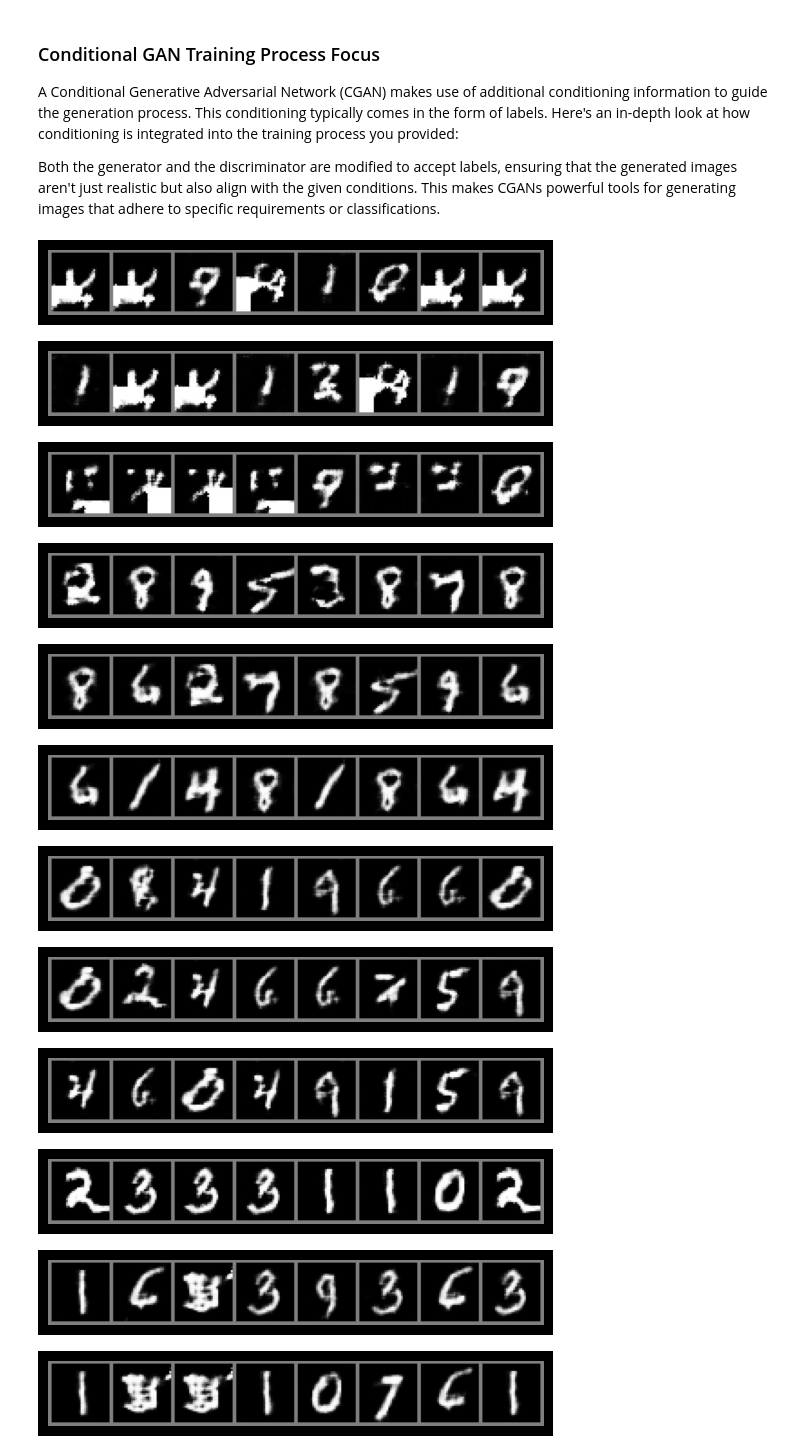
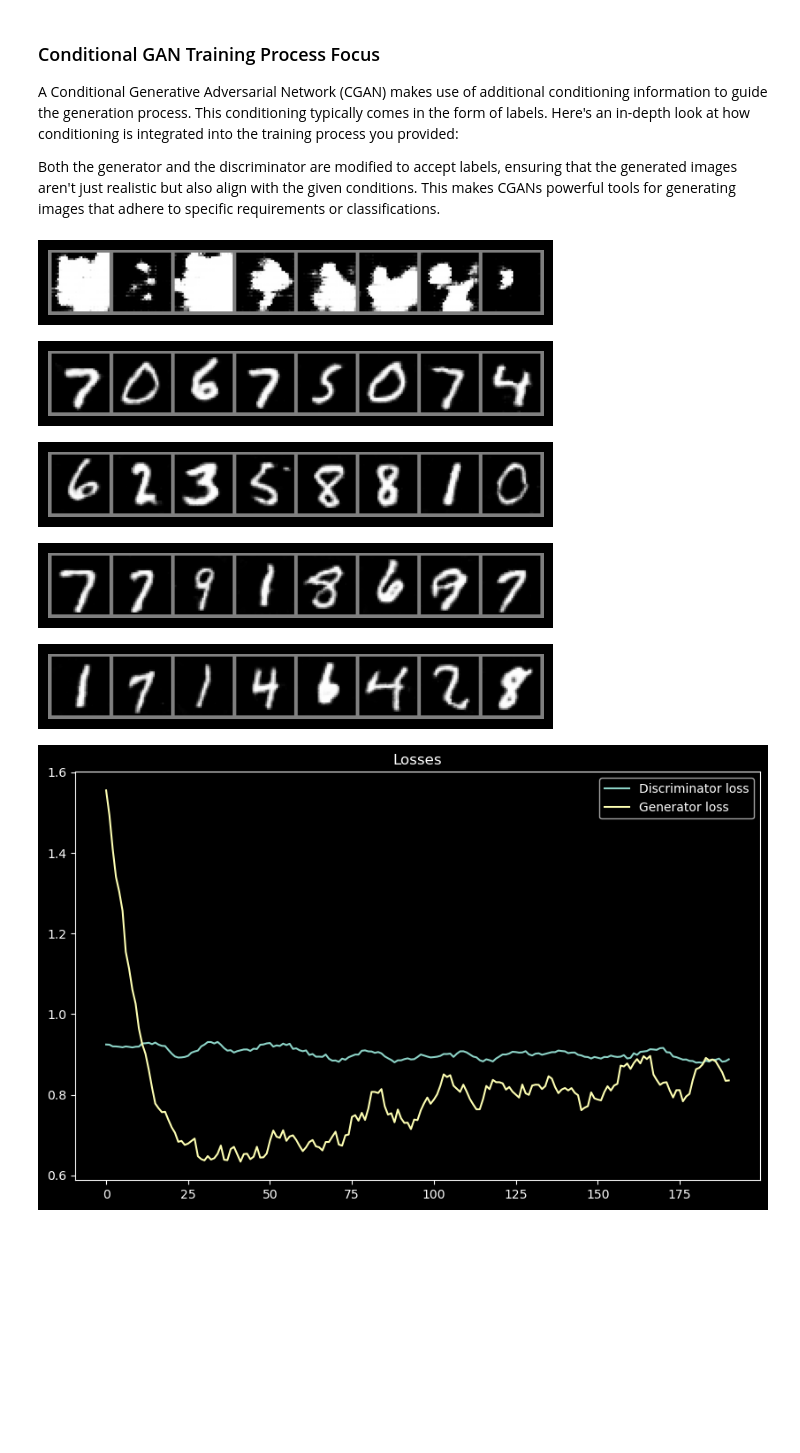
Before and after one commit to BRJoaquin/GAN, a Jupyter notebook: GAN.ipynb, the cells around one changed output. Drawn from its saved outputs; the diff is of its cells as text; code cells hidden in the pictures; blank space fills up the shorter version.

```diff
--- a/GAN.ipynb
+++ b/GAN.ipynb
@@ -1111,7 +1183,9 @@ The `ConditionalGenerator` model, like its discriminator counterpart, has been d
 By introducing label conditioning into the `ConditionalGenerator`, the generated images can better adhere to specific classes or characteristics defined by the labels, enabling a more targeted and controlled generation process.
 # %%
 class ConditionalGenerator(nn.Module):
-    def __init__(self, noise_size, out_channels, img_size, num_classes):
+    def __init__(
+        self, noise_size, out_channels, img_size, num_classes, embedding_size=10
+    ):
         super(ConditionalGenerator, self).__init__()
 
         # Calculate dimensions to back out to the image size
@@ -1119,11 +1193,11 @@ class ConditionalGenerator(nn.Module):
         self.init_width = img_size // 4
 
         # Embedding for labels
-        self.label_embedding = nn.Embedding(num_classes, noise_size)
+        self.label_embedding = nn.Embedding(num_classes, embedding_size)
 
         # Fully connected layer to reshape the input noise vector
         self.fc = nn.Linear(
-            noise_size * 2, 256 * self.init_height * self.init_width
+            noise_size + embedding_size, 256 * self.init_height * self.init_width
         )  # x2 because of concatenation
         self.dropout = nn.Dropout(0.5)
 
@@ -1163,24 +1237,25 @@ A Conditional Generative Adversarial Network (CGAN) makes use of additional cond
 
 Both the generator and the discriminator are modified to accept labels, ensuring that the generated images aren't just realistic but also align with the given conditions. This makes CGANs powerful tools for generating images that adhere to specific requirements or classifications.
 # %%
-def generate_conditional_fake_images(generator, noise_size, num_classes, number_of_fake_samples=8, specific_label=None):
+def generate_conditional_fake_images(
+    generator, noise_size, num_classes, number_of_fake_samples=8, specific_label=None
+):
     with torch.no_grad():
         # Create a batch of latent vectors (noise)
         noise = torch.randn(number_of_fake_samples, noise_size).to(device)
         # If a specific label is provided, use that. Else, generate random labels.
         if specific_label is not None:
-            labels = torch.full((number_of_fake_samples,), specific_label, dtype=torch.long).to(device)
+            labels = torch.full(
+                (number_of_fake_samples,), specific_label, dtype=torch.long
+            ).to(device)
         else:
             labels = torch.randint(0, num_classes, (number_of_fake_samples,)).to(device)
-
         # Generate images from the latent vector z
         fake_images = generator(noise, labels)
 
         # Move the tensor from GPU to CPU and detach it from the computation graph
         fake_images = fake_images.cpu().detach()
-        grid_images = torchvision.utils.make_grid(
-            fake_images, nrow=8
-        )
+        grid_images = torchvision.utils.make_grid(fake_images, nrow=8)
         imshow(grid_images)
 
 
@@ -1310,27 +1385,30 @@ def train_conditional_model(
             losses_g.append(loss_g.item())
 
             if log_samples and epoch % log_interval == 0:
-                generate_conditional_fake_images(
-                    generator, noise_size, num_classes
-                )
+                generate_conditional_fake_images(generator, noise_size, num_classes)
 
     return losses_d, losses_g
 # %%
 num_classes = 10
 
 # Hyperparameters
-learning_rate_d = 0.0001
+learning_rate_d = 0.0003
 learning_rate_g = 0.0001
 batch_size = 64
-epochs = 50
-noise_size = 1000  # Dimension of random noise vector for Generator
+epochs = 200
+noise_size = 128  # Dimension of random noise vector for Generator
 k = 1  # Number of steps to apply to the Discriminator
 img_size = 32  # Size of the image
+embedding_size = 5  # Size of the embedding for the labels
 
 # Create the Discriminator model
-discriminator = ConditionalDiscriminator(1, img_size, num_classes).to(device)
+discriminator = ConditionalDiscriminator(1, img_size, num_classes, embedding_size).to(
+    device
+)
 # Create the Generator model
-generator = ConditionalGenerator(noise_size, 1, img_size, num_classes).to(device)
+generator = ConditionalGenerator(
+    noise_size, 1, img_size, num_classes, embedding_size
+).to(device)
 
 # Loss and optimizers
 criterion = (
@@ -1341,43 +1419,37 @@ optimizer_g = torch.optim.Adam(generator.parameters(), lr=learning_rate_g)
 
 # Get the data loader
 transform = transforms.Compose(
     [
         transforms.ToTensor(),
         transforms.Resize((img_size, img_size)),
         transforms.Normalize((0.5,), (0.5,)),
     ]
 )
 train_loader = get_mnist_data_loader(transform, batch_size)
 
 # Train the model
 losses_d, losses_g = train_conditional_model(
     discriminator,
     generator,
     train_loader,
     criterion,
     optimizer_d,
     optimizer_g,
     epochs,
     k,
     batch_size,
     noise_size,
     num_classes,
     do_smoothing_label=True,
     do_instance_noise=True,
     log_samples=True,
-    log_interval=10,
+    log_interval=40,
 )
 plot_losses(losses_d, losses_g, do_avg=True, avg_window=10)
 # %% [output]
-[figure, old version]
+[figure, new version]
-[figure, old version]
+[figure, new version]
-[figure, old version]
+[figure, new version]
-[figure, old version]
+[figure, new version]
-[figure, old version]
+[figure, new version]
-[figure, old version]
+[figure, new version]
-[figure, removed]
-[figure, removed]
-[figure, removed]
-[figure, removed]
-[figure, removed]
-[figure, removed]
```
Also changed, not shown: parts of 26 cells of this notebook, 1 other file.
